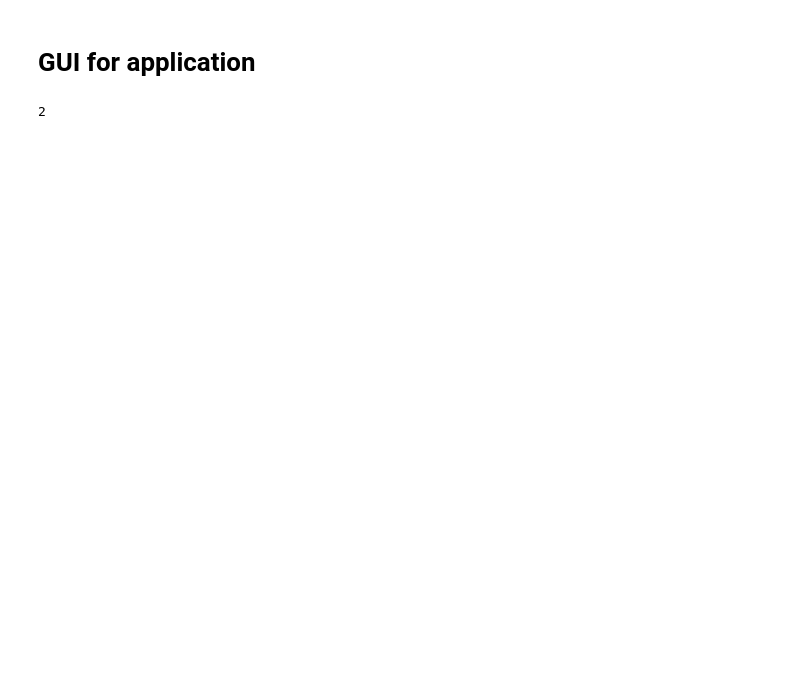
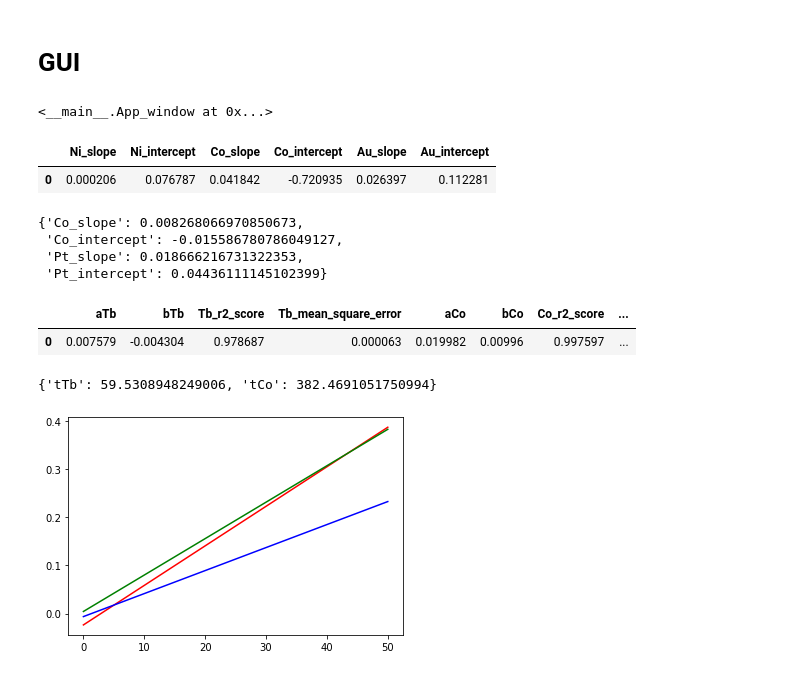
Before and after one commit to LukaszFrackowiak/PhD_work, a Jupyter notebook: Sputtering_calibrations/sputtering_callibration.ipynb, the cells around one changed output. Cells and saved outputs as stored; diff of their text form; code cells hidden in the pictures; blank space fills up the shorter version.

```diff
--- a/Sputtering_calibrations/sputtering_callibration.ipynb
+++ b/Sputtering_calibrations/sputtering_callibration.ipynb
@@ -48,5 +76,5 @@ class point:
 # %% [markdown]
-# GUI for application
+# GUI
 # %%
 class App_window():
 
@@ -91,7 +119,7 @@ class App_window():
         self.button_new = tk.Button(text="Add new point", command= self.create_field)
         self.button_new.place(relx = self.x+0.07, rely= self.y+0.05)
 
-
+"""
     def create_field(self):
 
         #self.button1.place(relx= self.x-0.1, rely= self.y+0.05)
@@ -106,7 +134,7 @@ class App_window():
         self.y += 0.05
         #self.button_check = tk.Button(text="✅", height= 1,command=self.check)
         #self.button_check.place(relx= self.x_but2, rely=self.y_ent)
-
+"""
     def calculate(self):
         self.entry_list.append(self.entry.get()) #save values from entry into entry_list
         self.text2 = tk.Label(text=f"{self.entry_list}", font=("", 10))
@@ -121,7 +149,5 @@ class App_window():
 
 
 App_window(point)
+# %% [output]
+<__main__.App_window at 0x...>
-# %%
-1 if False else 2
-# %% [output]
-2
@@ -127,0 +158,7 @@ App_window(point)
+# %%
+a=point.line(Ni1,Ni2,Ni3)
+df=pd.DataFrame([a])
+df
+# %% [output]
+|  | Ni_slope | Ni_intercept | Co_slope | Co_intercept | Au_slope | Au_intercept |
+| 0 | 0.000206 | 0.076787 | 0.041842 | -0.720935 | 0.026397 | 0.112281 |
@@ -127,0 +173,22 @@ App_window(point)
+# %%
+point.line(p1,p2,p3, Pt1, Pt2, Pt3)
+# %% [output]
+{'Co_slope': 0.008268066970850673,
+ 'Co_intercept': -0.015586780786049127,
+ 'Pt_slope': 0.018666216731322353,
+ 'Pt_intercept': 0.04436111145102399}
+# %%
+point.make_df(p1,p2,p3)
+# %% [output]
+|  | aTb | bTb | Tb_r2_score | Tb_mean_square_error | aCo | bCo | Co_r2_score | ... |
+| 0 | 0.007579 | -0.004304 | 0.978687 | 0.000063 | 0.019982 | 0.00996 | 0.997597 | ... |
+# %%
+p1.thickness()
+p3.thickness()
+# %% [output]
+{'tTb': 59.5308948249006, 'tCo': 382.4691051750994}
+# %%
+x= np.linspace(0,50,1000)
+y1 = x*0.008224399427362911-0.02367527819620648
+y2 = x*0.004786-0.006355
+y3 = x*0.007579--0.004304
@@ -127,0 +197,7 @@ App_window(point)
+# %%
+plt.plot(x,y1,"r")
+plt.plot(x,y2, "b")
+plt.plot(x,y3,"g")
+plt.show()
+# %% [output]
+[figure, added]
```
Also changed, not shown: parts of 7 cells of this notebook.
